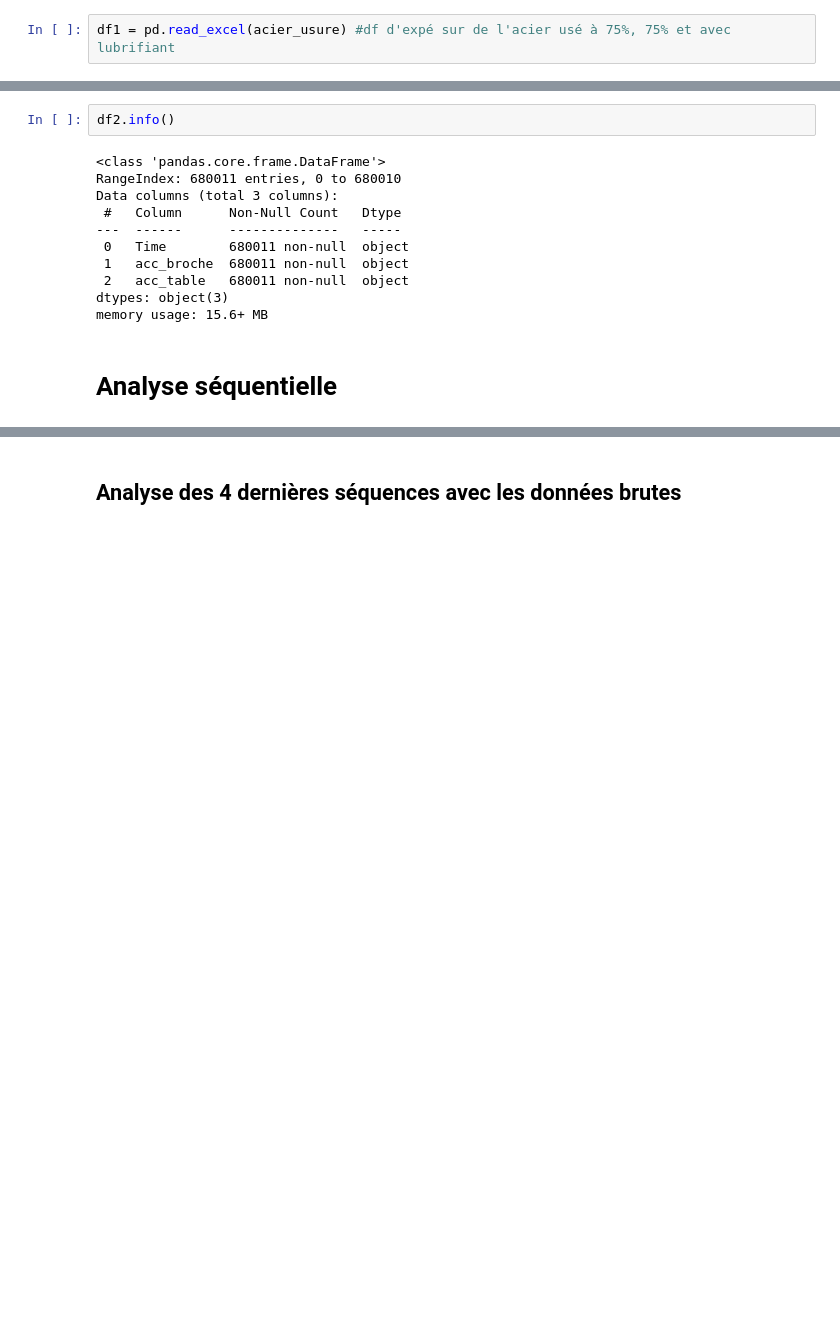
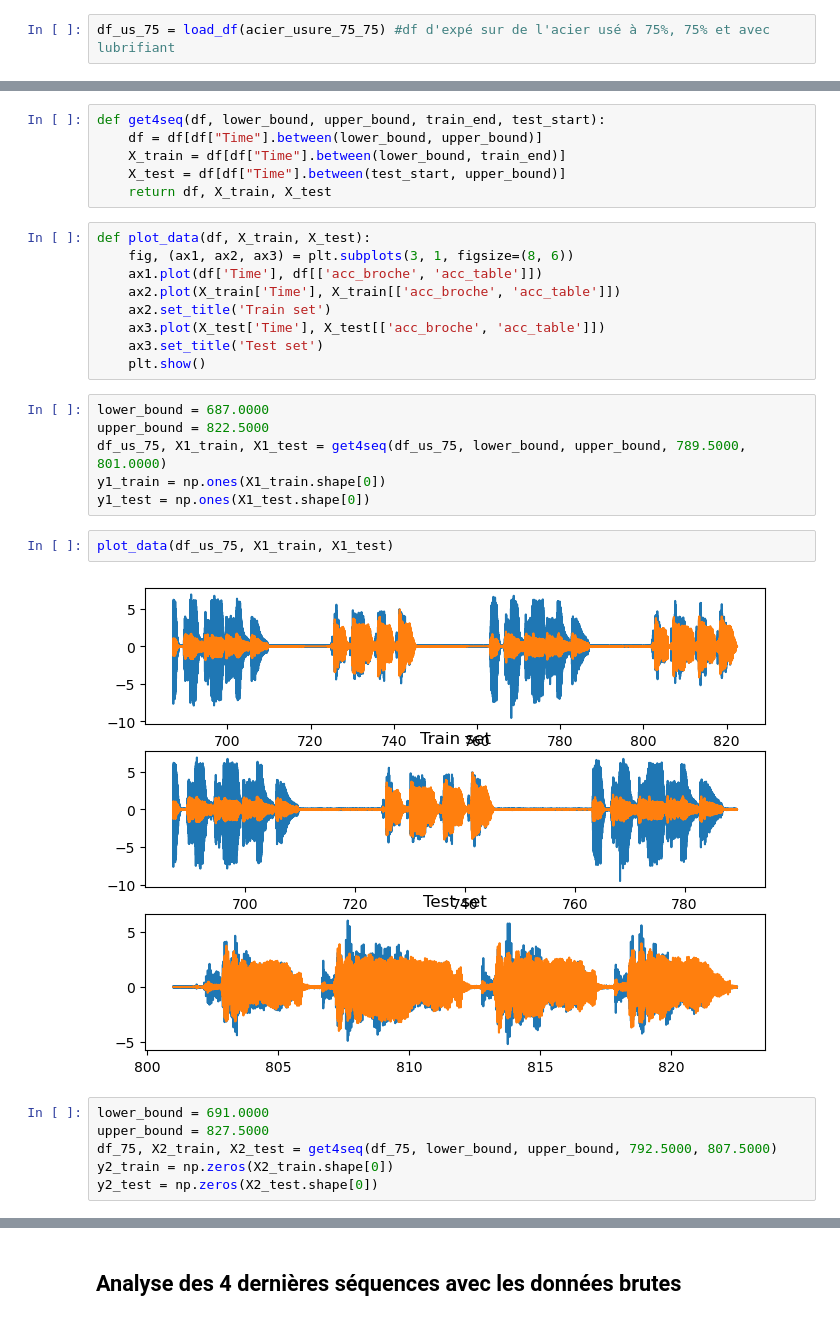
Before and after one commit to eugenebessan225/PFE_DISP, a Jupyter notebook: wear_detection.ipynb, the cells around one changed output, grey strips where cells are left out. Cells and saved outputs as stored; diff of their text form; blank space fills up the shorter version.

```diff
--- a/wear_detection.ipynb
+++ b/wear_detection.ipynb
@@ -35,3 +73,3 @@ acier_simp = r".\Expérimentations\Fraisage\Acier\Avec lubrifiant\19_2022_01_10_
 # %%
-df1 = pd.read_excel(acier_usure) #df d'expé sur de l'acier usé à 75%, 75% et avec lubrifiant
+df_us_75 = load_df(acier_usure_75_75) #df d'expé sur de l'acier usé à 75%, 75% et avec lubrifiant
 # %%
@@ -52,15 +94,31 @@ memory usage: 14.5+ MB
-# %%
-df2.info()
-# %% [output]
-<class 'pandas.core.frame.DataFrame'>
-RangeIndex: 680011 entries, 0 to 680010
-Data columns (total 3 columns):
- #   Column      Non-Null Count   Dtype
----  ------      --------------   -----
- 0   Time        680011 non-null  object
- 1   acc_broche  680011 non-null  object
- 2   acc_table   680011 non-null  object
-dtypes: object(3)
-memory usage: 15.6+ MB
-# %% [markdown]
-# Analyse séquentielle
+# %%
+def get4seq(df, lower_bound, upper_bound, train_end, test_start):
+    df = df[df["Time"].between(lower_bound, upper_bound)]
+    X_train = df[df["Time"].between(lower_bound, train_end)]
+    X_test = df[df["Time"].between(test_start, upper_bound)]
+    return df, X_train, X_test
+# %%
+def plot_data(df, X_train, X_test):
+    fig, (ax1, ax2, ax3) = plt.subplots(3, 1, figsize=(8, 6))
+    ax1.plot(df['Time'], df[['acc_broche', 'acc_table']])
+    ax2.plot(X_train['Time'], X_train[['acc_broche', 'acc_table']])
+    ax2.set_title('Train set')
+    ax3.plot(X_test['Time'], X_test[['acc_broche', 'acc_table']])
+    ax3.set_title('Test set')
+    plt.show()
+# %%
+lower_bound = 687.0000
+upper_bound = 822.5000
+df_us_75, X1_train, X1_test = get4seq(df_us_75, lower_bound, upper_bound, 789.5000, 801.0000)
+y1_train = np.ones(X1_train.shape[0])
+y1_test = np.ones(X1_test.shape[0])
+# %%
+plot_data(df_us_75, X1_train, X1_test)
+# %% [output]
+[figure, added]
+# %%
+lower_bound = 691.0000
+upper_bound = 827.5000
+df_75, X2_train, X2_test = get4seq(df_75, lower_bound, upper_bound, 792.5000, 807.5000)
+y2_train = np.zeros(X2_train.shape[0])
+y2_test = np.zeros(X2_test.shape[0])
```
Also changed, not shown: parts of 102 cells of this notebook.
